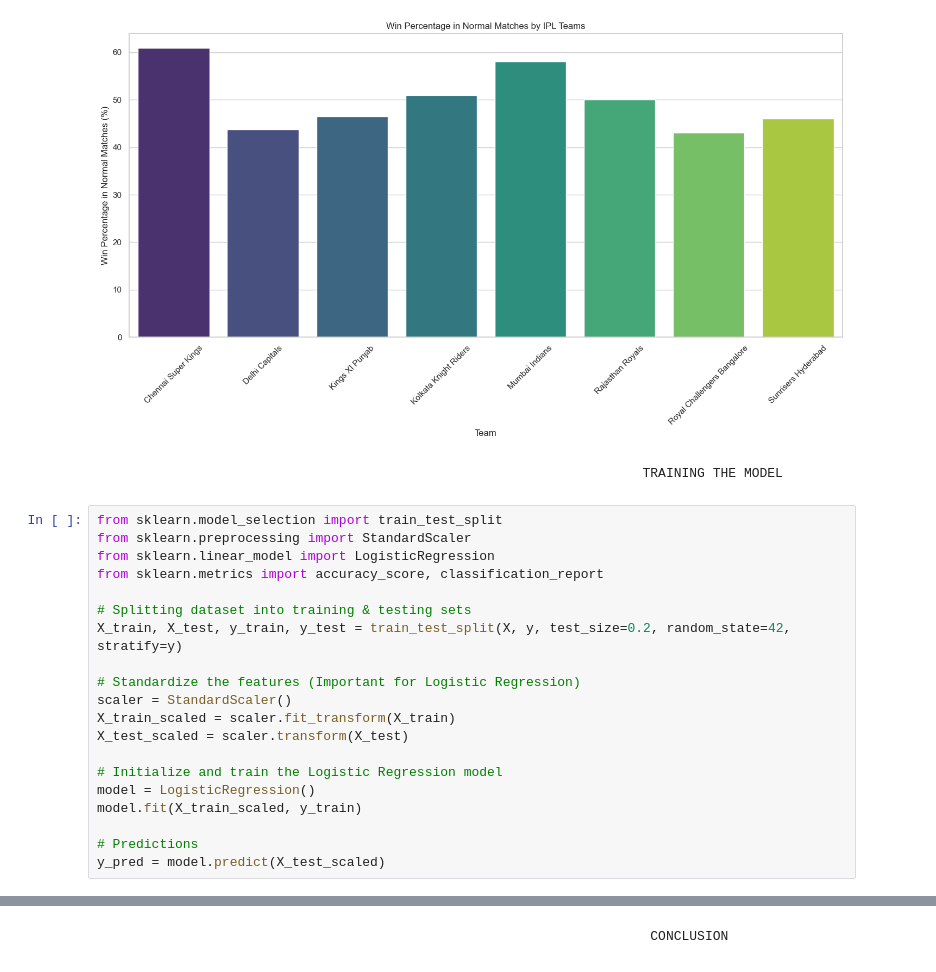
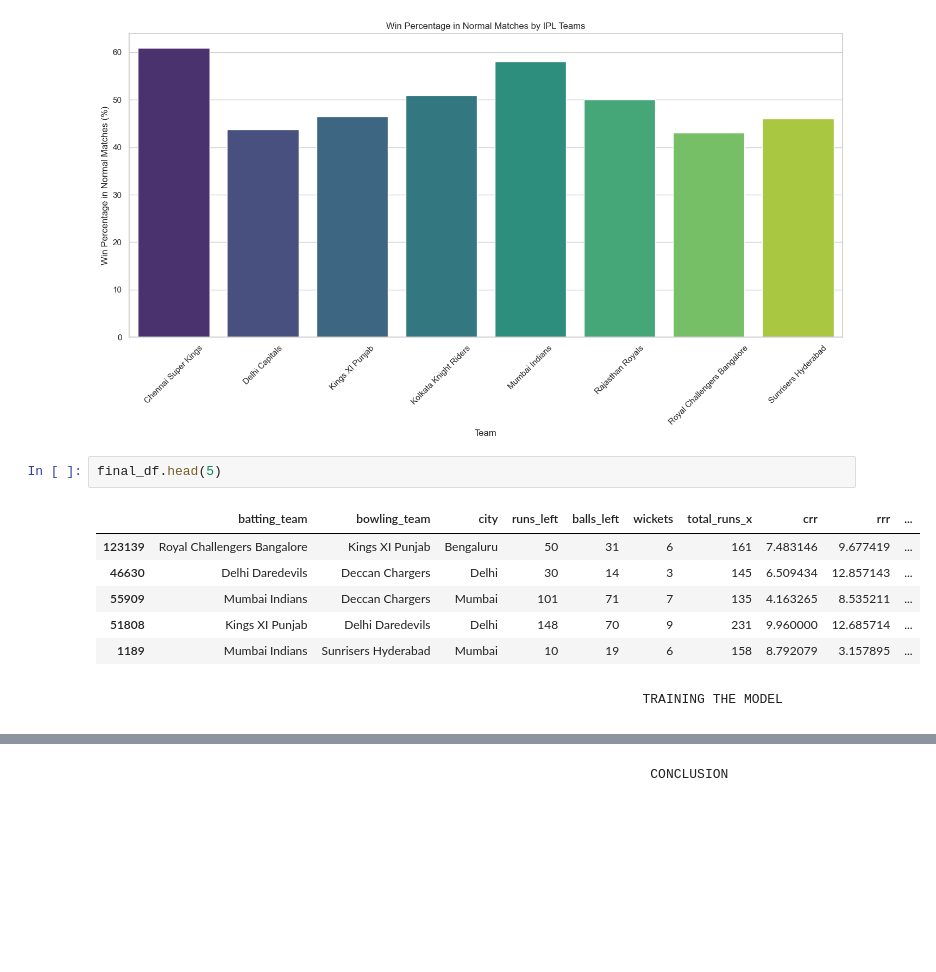
Before and after one commit to ChaliseRajesh19/Data-Science-Model, a Jupyter notebook: model.ipynb, the cells around one changed output, grey strips where cells are left out. Saved outputs shown, nothing was run; the diff lists cells and outputs as text; blank space fills up the shorter version.

Commit message:
complete model without outlierhandling

```diff
--- a/model.ipynb
+++ b/model.ipynb
@@ -1183,25 +1150,14 @@ Passing `palette` without assigning `hue` is deprecated and will be removed in v
 
   sns.barplot(x='team', y='normal_win_percentage', data=combined_stats, palette='viridis')
 [figure]
+# %%
+final_df.head(5)
+# %% [output]
+|  | batting_team | bowling_team | city | runs_left | balls_left | wickets | total_runs_x | crr | rrr | ... |
+| 123139 | Royal Challengers Bangalore | Kings XI Punjab | Bengaluru | 50 | 31 | 6 | 161 | 7.483146 | 9.677419 | ... |
+| 46630 | Delhi Daredevils | Deccan Chargers | Delhi | 30 | 14 | 3 | 145 | 6.509434 | 12.857143 | ... |
+| 55909 | Mumbai Indians | Deccan Chargers | Mumbai | 101 | 71 | 7 | 135 | 4.163265 | 8.535211 | ... |
+| 51808 | Kings XI Punjab | Delhi Daredevils | Delhi | 148 | 70 | 9 | 231 | 9.960000 | 12.685714 | ... |
+| 1189 | Mumbai Indians | Sunrisers Hyderabad | Mumbai | 10 | 19 | 6 | 158 | 8.792079 | 3.157895 | ... |
 # %% [markdown]
                                                                         TRAINING THE MODEL
-# %%
-from sklearn.model_selection import train_test_split
-from sklearn.preprocessing import StandardScaler
-from sklearn.linear_model import LogisticRegression
-from sklearn.metrics import accuracy_score, classification_report
-
-# Splitting dataset into training & testing sets
-X_train, X_test, y_train, y_test = train_test_split(X, y, test_size=0.2, random_state=42, stratify=y)
-
-# Standardize the features (Important for Logistic Regression)
-scaler = StandardScaler()
-X_train_scaled = scaler.fit_transform(X_train)
-X_test_scaled = scaler.transform(X_test)
-
-# Initialize and train the Logistic Regression model
-model = LogisticRegression()
-model.fit(X_train_scaled, y_train)
-
-# Predictions
-y_pred = model.predict(X_test_scaled)
```
Also changed, not shown: parts of 23 cells of this notebook.
